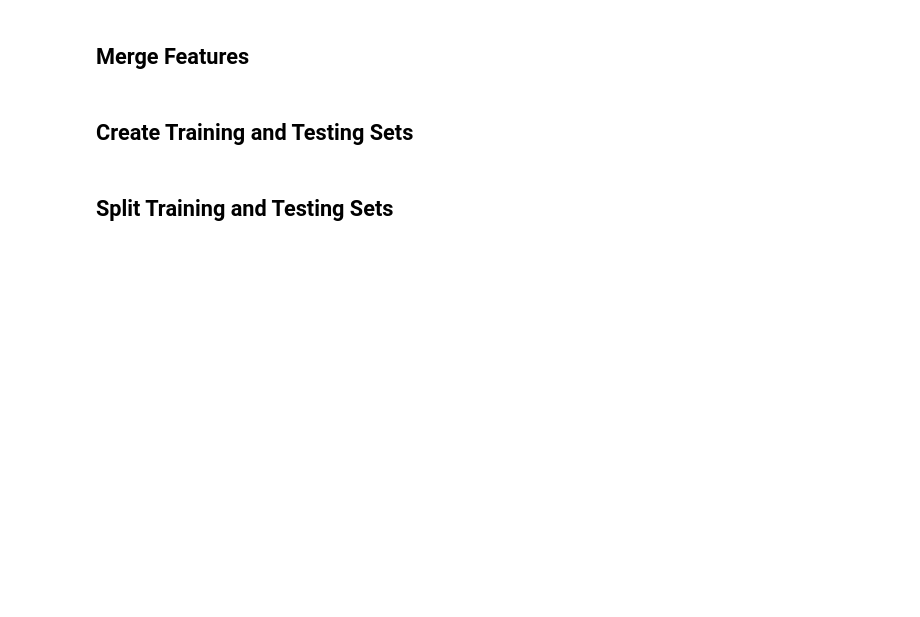
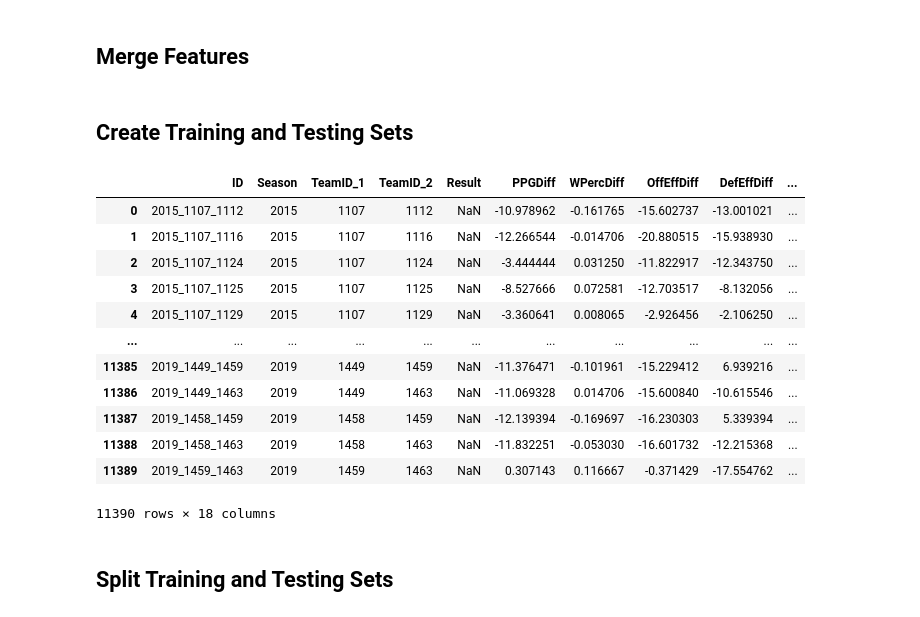
Before and after one commit to bradylange/march-madness-bracket-predictor, a Jupyter notebook: src/march_madness_bracket_predictor.ipynb, the cells around one changed output. Saved outputs shown, nothing was run; the diff lists cells and outputs as text; code cells hidden in the pictures; blank space fills up the shorter version.

```diff
--- a/src/march_madness_bracket_predictor.ipynb
+++ b/src/march_madness_bracket_predictor.ipynb
@@ -190,3 +200,8 @@ df = all_game_detailed_results_df.merge(
 df
 # %% [markdown]
 ## Preprocess Data
+# %%
+m_ncaa_bpi_21_df["TEAM"] = m_ncaa_bpi_21_df["TEAM"].str.lower()
+
+m_ncaa_bpi_21_df = pd.merge(m_ncaa_bpi_21_df, m_team_spellings_df, left_on="TEAM", right_on="TeamNameSpelling", how="inner")
+m_ncaa_bpi_21_df.drop(["RPI RK", "TeamNameSpelling"], axis=1, inplace=True)
@@ -668,6 +730,42 @@ def merge_features(features_df, ppg_df, eff_df, rankings_df):
     features_df["MasseyOrdinalRankDiff"] = features_df["MasseyOrdinalRank_1"] - features_df["MasseyOrdinalRank_2"]
     features_df.drop(["MeanOrdinalRank_1", "MeanOrdinalRank_2", "MedianOrdinalRank_1", "MedianOrdinalRank_2", "MasseyOrdinalRank_1", "MasseyOrdinalRank_2"], axis=1, inplace=True)
 
+    bpi_df = get_bpi(m_ncaa_bpi_21_df)
+
+    w_bpi_df = bpi_df.rename(columns={"BPI RK": "BPI RK_1"})
+    l_bpi_df = bpi_df.rename(columns={"BPI RK": "BPI RK_2"})
+
+    features_df = pd.merge(features_df, w_bpi_df, left_on=["Season", "TeamID_1"], right_on=["Season", "TeamID"], how="left").reset_index(drop=True)
+    features_df.drop(["TeamID"], axis=1, inplace=True)
+    features_df = pd.merge(features_df, l_bpi_df, left_on=["Season", "TeamID_2"], right_on=["Season", "TeamID"], how="left").reset_index(drop=True)
+    features_df.drop(["TeamID"], axis=1, inplace=True)
+
+    sos_df = get_sos(m_ncaa_bpi_21_df)
+
+    w_sos_df = sos_df.rename(columns={"SOS RK": "SOS RK_1"})
+    l_sos_df = sos_df.rename(columns={"SOS RK": "SOS RK_2"})
+
+    features_df = pd.merge(features_df, w_sos_df, left_on=["Season", "TeamID_1"], right_on=["Season", "TeamID"], how="left").reset_index(drop=True)
+    features_df.drop(["TeamID"], axis=1, inplace=True)
+    features_df = pd.merge(features_df, l_sos_df, left_on=["Season", "TeamID_2"], right_on=["Season", "TeamID"], how="left").reset_index(drop=True)
+    features_df.drop(["TeamID"], axis=1, inplace=True)
+
+    sor_df = get_sor(m_ncaa_bpi_21_df)
+
+    w_sor_df = sor_df.rename(columns={"SOR RK": "SOR RK_1"})
+    l_sor_df = sor_df.rename(columns={"SOR RK": "SOR RK_2"})
+
+    features_df = pd.merge(features_df, w_sor_df, left_on=["Season", "TeamID_1"], right_on=["Season", "TeamID"], how="left").reset_index(drop=True)
+    features_df.drop(["TeamID"], axis=1, inplace=True)
+    features_df = pd.merge(features_df, l_sor_df, left_on=["Season", "TeamID_2"], right_on=["Season", "TeamID"], how="left").reset_index(drop=True)
+    features_df.drop(["TeamID"], axis=1, inplace=True)
+
+    features_df["BPI RKDiff"] = features_df["BPI RK_1"] - features_df["BPI RK_2"]
+    features_df["SOS RKDiff"] = features_df["SOS RK_1"] - features_df["SOS RK_2"]
+    features_df["SOR RKDiff"] = features_df["SOR RK_1"] - features_df["SOR RK_2"]
+
+    features_df.drop(["BPI RK_1", "BPI RK_2", "SOS RK_1", "SOS RK_2", "SOR RK_1", "SOR RK_2"], axis=1, inplace=True)
+
     return features_df
 # %% [markdown]
 ## Create Training and Testing Sets
@@ -682,6 +780,23 @@ tourney_df = merge_features(features_df, ppg_df, eff_df, rankings_df)
 
 train_features_df = prep_season(m_regular_season_compact_results_df)
 reg_season_df = merge_features(train_features_df, ppg_df, eff_df, rankings_df)
+# %%
+reg_season_df[reg_season_df["BPI RK_1"].isna()]
+tourney_df[tourney_df["BPI RK_1"].isna()]
+# %% [output]
+|  | ID | Season | TeamID_1 | TeamID_2 | Result | PPGDiff | WPercDiff | OffEffDiff | DefEffDiff | ... |
+| 0 | 2015_1107_1112 | 2015 | 1107 | 1112 | NaN | -10.978962 | -0.161765 | -15.602737 | -13.001021 | ... |
+| 1 | 2015_1107_1116 | 2015 | 1107 | 1116 | NaN | -12.266544 | -0.014706 | -20.880515 | -15.938930 | ... |
+| 2 | 2015_1107_1124 | 2015 | 1107 | 1124 | NaN | -3.444444 | 0.031250 | -11.822917 | -12.343750 | ... |
+| 3 | 2015_1107_1125 | 2015 | 1107 | 1125 | NaN | -8.527666 | 0.072581 | -12.703517 | -8.132056 | ... |
+| 4 | 2015_1107_1129 | 2015 | 1107 | 1129 | NaN | -3.360641 | 0.008065 | -2.926456 | -2.106250 | ... |
+| ... | ... | ... | ... | ... | ... | ... | ... | ... | ... | ... |
+| 11385 | 2019_1449_1459 | 2019 | 1449 | 1459 | NaN | -11.376471 | -0.101961 | -15.229412 | 6.939216 | ... |
+| 11386 | 2019_1449_1463 | 2019 | 1449 | 1463 | NaN | -11.069328 | 0.014706 | -15.600840 | -10.615546 | ... |
+| 11387 | 2019_1458_1459 | 2019 | 1458 | 1459 | NaN | -12.139394 | -0.169697 | -16.230303 | 5.339394 | ... |
+| 11388 | 2019_1458_1463 | 2019 | 1458 | 1463 | NaN | -11.832251 | -0.053030 | -16.601732 | -12.215368 | ... |
+| 11389 | 2019_1459_1463 | 2019 | 1459 | 1463 | NaN | 0.307143 | 0.116667 | -0.371429 | -17.554762 | ... |
+11390 rows × 18 columns
 # %% [markdown]
 ## Split Training and Testing Sets
 # %%
```
Also changed, not shown: parts of 47 cells of this notebook.
